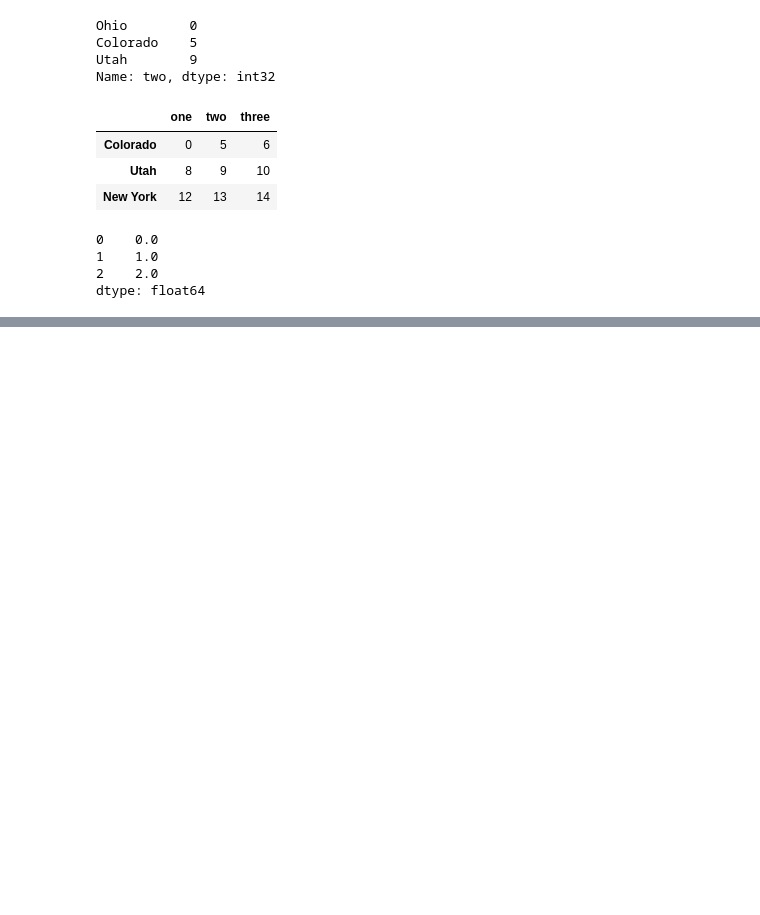
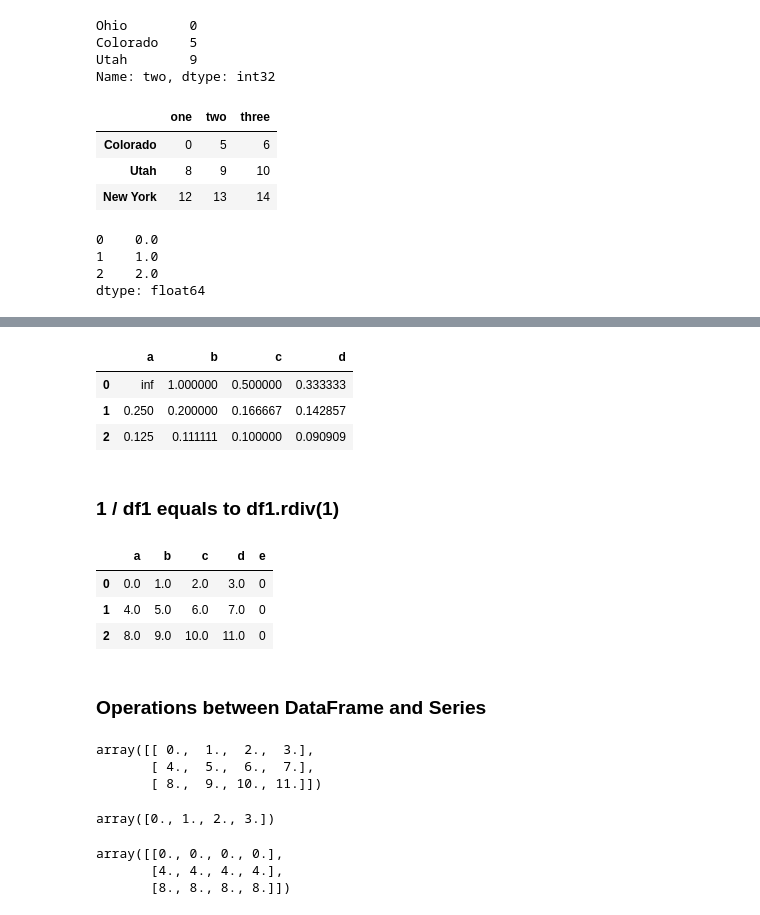
Before and after one commit to Kasaklalita/pydata-book, a Jupyter notebook: Chapter 5 - Getting Started with Pandas.ipynb, the cells around one changed output, grey strips where cells are left out. Drawn from its saved outputs; the diff is of its cells as text; code cells hidden in the pictures; blank space fills up the shorter version.

```diff
--- a/Chapter 5 - Getting Started with Pandas.ipynb
+++ b/Chapter 5 - Getting Started with Pandas.ipynb
@@ -881,0 +875,35 @@ df1.add(df2, fill_value=0)
+# %%
+1 / df1
+# %% [output]
+|  | a | b | c | d |
+| 0 | inf | 1.000000 | 0.500000 | 0.333333 |
+| 1 | 0.250 | 0.200000 | 0.166667 | 0.142857 |
+| 2 | 0.125 | 0.111111 | 0.100000 | 0.090909 |
+# %% [markdown]
+### 1 / df1 equals to df1.rdiv(1)
+# %%
+df1.reindex(columns=df2.columns, fill_value=0)
+# %% [output]
+|  | a | b | c | d | e |
+| 0 | 0.0 | 1.0 | 2.0 | 3.0 | 0 |
+| 1 | 4.0 | 5.0 | 6.0 | 7.0 | 0 |
+| 2 | 8.0 | 9.0 | 10.0 | 11.0 | 0 |
+# %% [markdown]
+### Operations between DataFrame and Series
+# %%
+arr = np.arange(12.).reshape((3, 4))
+arr
+# %% [output]
+array([[ 0.,  1.,  2.,  3.],
+       [ 4.,  5.,  6.,  7.],
+       [ 8.,  9., 10., 11.]])
+# %%
+arr[0]
+# %% [output]
+array([0., 1., 2., 3.])
+# %%
+arr - arr[0]
+# %% [output]
+array([[0., 0., 0., 0.],
+       [4., 4., 4., 4.],
+       [8., 8., 8., 8.]])
```
Also changed, not shown: parts of 61 cells of this notebook.
